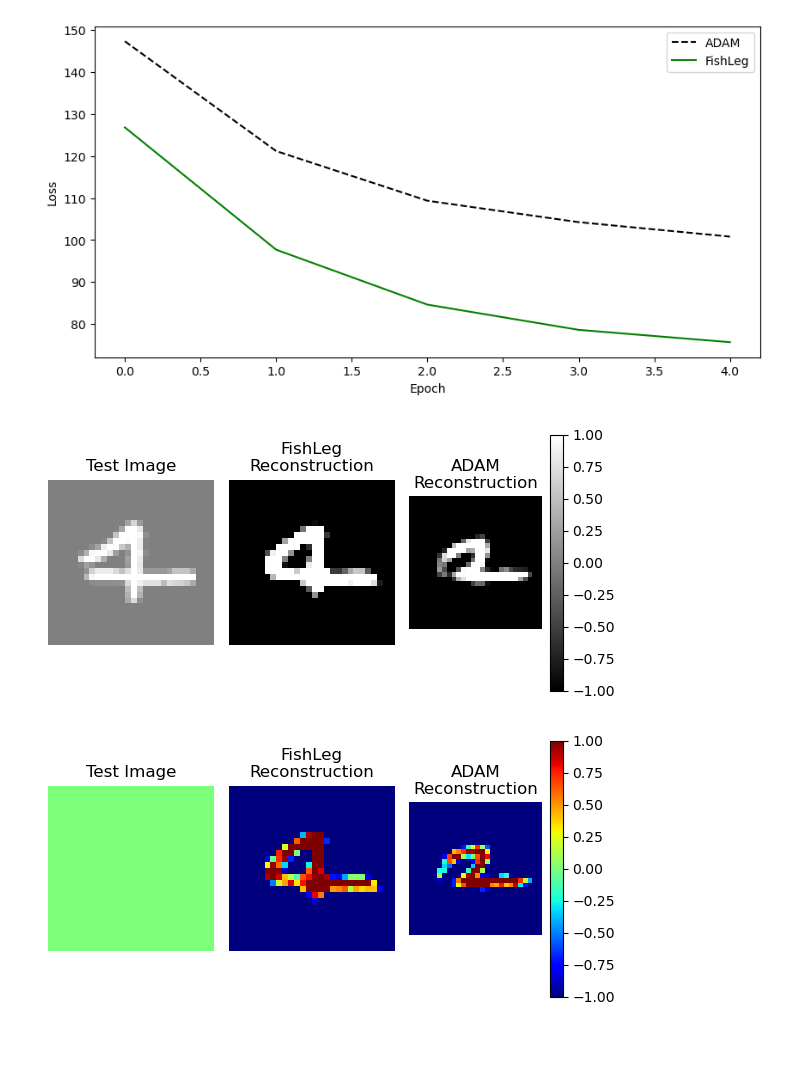
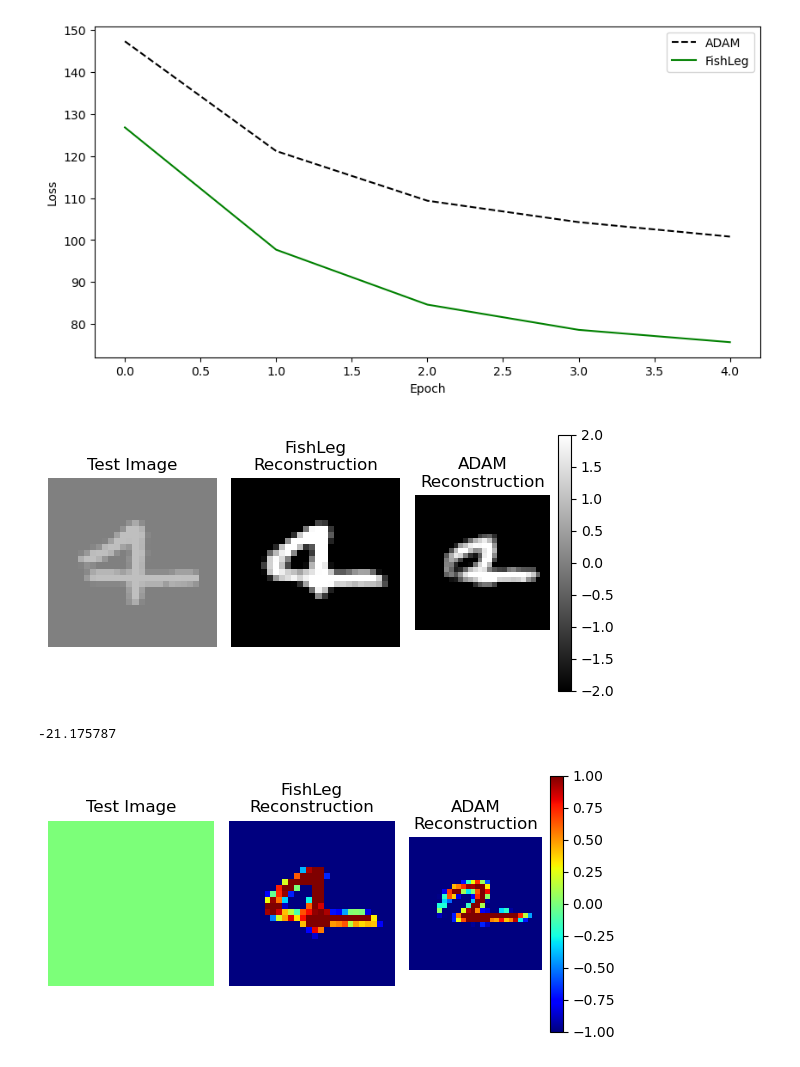
Before and after one commit to mtkresearch/FishLeg, a Jupyter notebook: examples/MNIST_autoencoder.ipynb, the cells around one changed output. Saved outputs shown, nothing was run; the diff lists cells and outputs as text; code cells hidden in the pictures.

Commit message:
why is fishleg and adam predicting pixels at 5 and -26 when the image is between 1 and 0??

```diff
--- a/examples/MNIST_autoencoder.ipynb
+++ b/examples/MNIST_autoencoder.ipynb
@@ -363,32 +363,36 @@ plt.show()
 [figure]
 # %%
 i=3
-vmin = -1#np.min(np.array(test_dataset[i])[0])
-vmax = 1#np.max(np.array(test_dataset[i])[0])
+vmin = -2#np.min(np.array(test_dataset[i])[0])
+vmax = 2#np.max(np.array(test_dataset[i])[0])
 cmap = 'gray'
 
 fig, axs = plt.subplots(1,3, figsize=(6,3))
 axs=axs.flatten()
 
 test_img = np.array(test_dataset[i])[0]
 axs[0].imshow(test_img.reshape(28,28), cmap=cmap, vmin=vmin, vmax=vmax)
 axs[0].axis('off')
 axs[0].set_title(f"Test Image")
 
 fishleg_reconstruction = model_FishLeg(test_dataset[i][0].to(device)).cpu().detach().numpy()
 axs[1].imshow(np.array(fishleg_reconstruction).reshape(28,28), cmap=cmap, vmin=vmin, vmax=vmax)
 axs[1].axis('off')
 axs[1].set_title(f"FishLeg\nReconstruction")
 
 adam_reconstruction = model_ADAM(test_dataset[i][0].to(device)).cpu().detach().numpy()
 pl = axs[2].imshow(np.array(adam_reconstruction).reshape(28,28), cmap=cmap, vmin=vmin, vmax=vmax)
 axs[2].axis('off')
 axs[2].set_title(f"ADAM\nReconstruction")
 
 fig.colorbar(pl)
 plt.tight_layout()
 # %% [output]
-[figure, old version]
+[figure, new version]
+# %%
+min(adam_reconstruction)
+# %% [output]
+-21.175787
 # %%
 i=3
 vmin = -1
```
